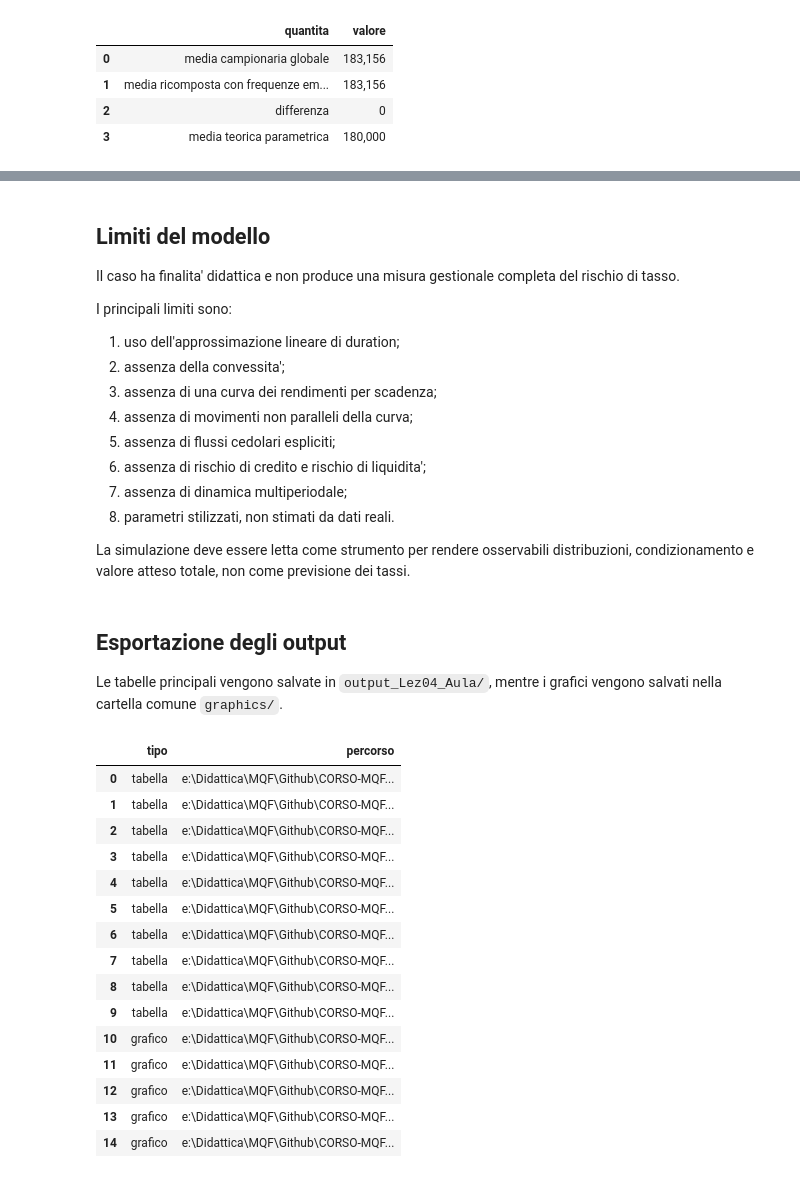
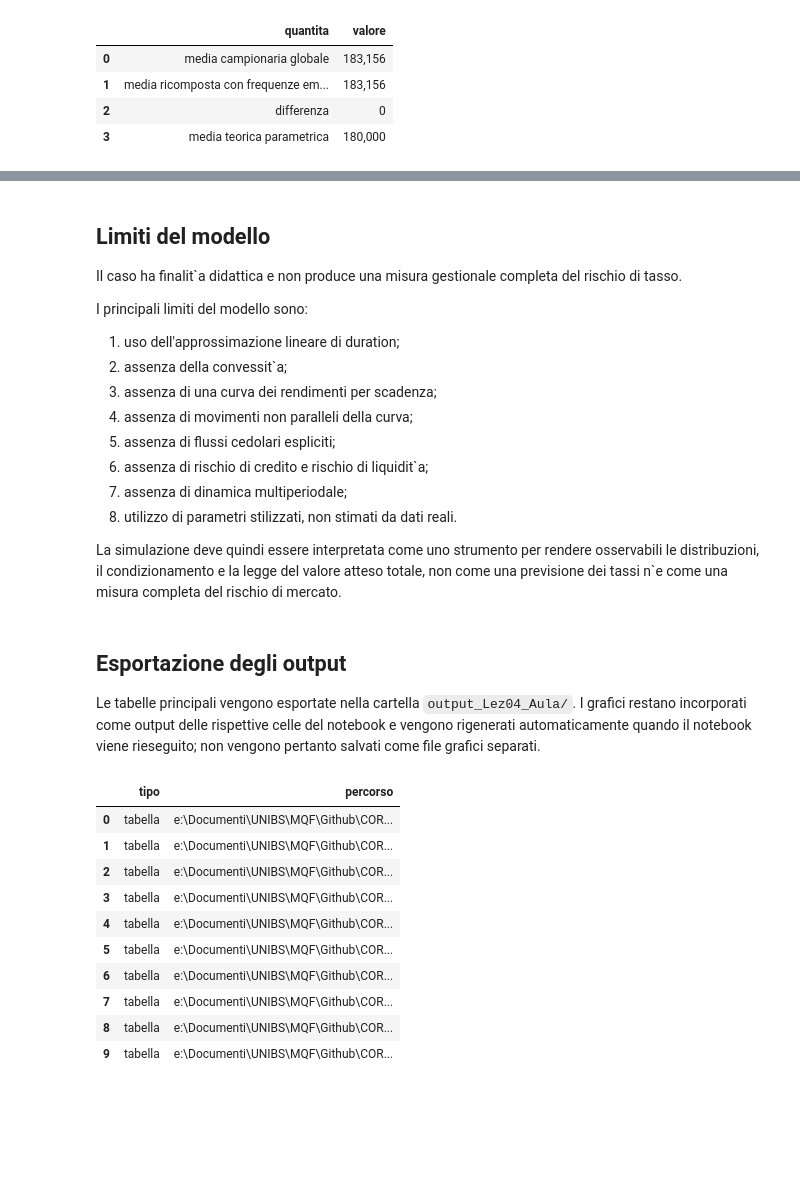
Before and after one commit to paolo-fix/CORSO-MQF, a Jupyter notebook: 04_Codice/Lez04/Lezione_04_Notebook_Aula_Docente.ipynb, the cells around one changed output, grey strips where cells are left out. Saved outputs shown, nothing was run; the diff lists cells and outputs as text; code cells hidden in the pictures; blank space fills up the shorter version.

Commit message:
Eseguito il notebook

```diff
--- a/04_Codice/Lez04/Lezione_04_Notebook_Aula_Docente.ipynb
+++ b/04_Codice/Lez04/Lezione_04_Notebook_Aula_Docente.ipynb
@@ -788,24 +845,24 @@ $$
 # %% [markdown]
 ## Limiti del modello
 
-Il caso ha finalita' didattica e non produce una misura gestionale completa del rischio di tasso.
+Il caso ha finalit\`a didattica e non produce una misura gestionale completa del rischio di tasso.
 
-I principali limiti sono:
+I principali limiti del modello sono:
 
 1. uso dell'approssimazione lineare di duration;
-2. assenza della convessita';
+2. assenza della convessit\`a;
 3. assenza di una curva dei rendimenti per scadenza;
 4. assenza di movimenti non paralleli della curva;
 5. assenza di flussi cedolari espliciti;
-6. assenza di rischio di credito e rischio di liquidita';
+6. assenza di rischio di credito e rischio di liquidit\`a;
 7. assenza di dinamica multiperiodale;
-8. parametri stilizzati, non stimati da dati reali.
+8. utilizzo di parametri stilizzati, non stimati da dati reali.
 
-La simulazione deve essere letta come strumento per rendere osservabili distribuzioni, condizionamento e valore atteso totale, non come previsione dei tassi.
+La simulazione deve quindi essere interpretata come uno strumento per rendere osservabili le distribuzioni, il condizionamento e la legge del valore atteso totale, non come una previsione dei tassi n\`e come una misura completa del rischio di mercato.
-# %% [markdown]
-## Esportazione degli output
-
-Le tabelle principali vengono salvate in `output_Lez04_Aula/`, mentre i grafici vengono salvati nella cartella comune `graphics/`.
+# %% [markdown]
+## Esportazione degli output
+
+Le tabelle principali vengono esportate nella cartella `output_Lez04_Aula/`. I grafici restano incorporati come output delle rispettive celle del notebook e vengono rigenerati automaticamente quando il notebook viene rieseguito; non vengono pertanto salvati come file grafici separati.
 # %%
 # La cella di esportazione assume che le tappe precedenti siano state eseguite.
 # Se Tappa 5 non e' stata eseguita, ricostruisce le tabelle condizionate
@@ -850,60 +907,57 @@ if "df_cond" not in globals() or "df_verifica_totale" not in globals():
             D * V0 * np.sum(p * mu),
         ],
     })
 
 tabelle_output = {
     "Lez04_Aula_parametri_finanziari.csv": df_parametri_finanziari,
     "Lez04_Aula_eventi.csv": df_eventi,
     "Lez04_Aula_parametri_condizionati.csv": df_parametri_condizionati,
     "Lez04_Aula_frequenze_eventi.csv": df_frequenze,
     "Lez04_Aula_controllo_shock.csv": df_controllo_shock,
     "Lez04_Aula_statistiche_perdita.csv": df_stat_L,
     "Lez04_Aula_quantili_perdita.csv": df_quantili_L,
     "Lez04_Aula_probabilita_soglia.csv": df_prob_soglia,
     "Lez04_Aula_medie_condizionate.csv": df_cond,
     "Lez04_Aula_verifica_valore_atteso_totale.csv": df_verifica_totale,
 }
 
 for nome_file, tabella in tabelle_output.items():
     tabella.to_csv(OUTPUT_DIR / nome_file, index=False)
 
 df.head(1000).to_csv(OUTPUT_DIR / "Lez04_Aula_dataset_preview.csv", index=False)
 
-grafici_output = [
-    name
-    for name in [
-        "fig_path_shock",
-        "fig_path_hist_L",
-        "fig_path_ecdf",
-        "fig_path_medie",
-        "fig_path_cond",
-    ]
-    if name in globals()
-]
+# grafici_output = [
+#     name
+#     for name in [
+#         "fig_path_shock",
+#         "fig_path_hist_L",
+#         "fig_path_ecdf",
+#         "fig_path_medie",
+#         "fig_path_cond",
+#     ]
+#     if name in globals()
+# ]
 
 df_output = pd.DataFrame({
-    "tipo": ["tabella"] * len(tabelle_output) + ["grafico"] * len(grafici_output),
-    "percorso": [str(OUTPUT_DIR / nome) for nome in tabelle_output] + [str(globals()[name]) for name in grafici_output],
+    "tipo": ["tabella"] * len(tabelle_output),
+    "percorso": [str(OUTPUT_DIR / nome) for nome in tabelle_output],
 })
 
-assert all((OUTPUT_DIR / nome).exists() and (OUTPUT_DIR / nome).stat().st_size > 0 for nome in tabelle_output)
-assert all(globals()[name].exists() and globals()[name].stat().st_size > 0 for name in grafici_output)
+assert all(
+    (OUTPUT_DIR / nome).exists() and (OUTPUT_DIR / nome).stat().st_size > 0
+    for nome in tabelle_output
+)
 
 df_output
 # %% [output]
 |  | tipo | percorso |
-| 0 | tabella | e:\Didattica\MQF\Github\CORSO-MQF... |
-| 1 | tabella | e:\Didattica\MQF\Github\CORSO-MQF... |
-| 2 | tabella | e:\Didattica\MQF\Github\CORSO-MQF... |
-| 3 | tabella | e:\Didattica\MQF\Github\CORSO-MQF... |
-| 4 | tabella | e:\Didattica\MQF\Github\CORSO-MQF... |
-| 5 | tabella | e:\Didattica\MQF\Github\CORSO-MQF... |
-| 6 | tabella | e:\Didattica\MQF\Github\CORSO-MQF... |
-| 7 | tabella | e:\Didattica\MQF\Github\CORSO-MQF... |
-| 8 | tabella | e:\Didattica\MQF\Github\CORSO-MQF... |
-| 9 | tabella | e:\Didattica\MQF\Github\CORSO-MQF... |
-| 10 | grafico | e:\Didattica\MQF\Github\CORSO-MQF... |
-| 11 | grafico | e:\Didattica\MQF\Github\CORSO-MQF... |
-| 12 | grafico | e:\Didattica\MQF\Github\CORSO-MQF... |
-| 13 | grafico | e:\Didattica\MQF\Github\CORSO-MQF... |
-| 14 | grafico | e:\Didattica\MQF\Github\CORSO-MQF... |
+| 0 | tabella | e:\Documenti\UNIBS\MQF\Github\COR... |
+| 1 | tabella | e:\Documenti\UNIBS\MQF\Github\COR... |
+| 2 | tabella | e:\Documenti\UNIBS\MQF\Github\COR... |
+| 3 | tabella | e:\Documenti\UNIBS\MQF\Github\COR... |
+| 4 | tabella | e:\Documenti\UNIBS\MQF\Github\COR... |
+| 5 | tabella | e:\Documenti\UNIBS\MQF\Github\COR... |
+| 6 | tabella | e:\Documenti\UNIBS\MQF\Github\COR... |
+| 7 | tabella | e:\Documenti\UNIBS\MQF\Github\COR... |
+| 8 | tabella | e:\Documenti\UNIBS\MQF\Github\COR... |
+| 9 | tabella | e:\Documenti\UNIBS\MQF\Github\COR... |
```
Also changed, not shown: parts of 15 cells of this notebook.
